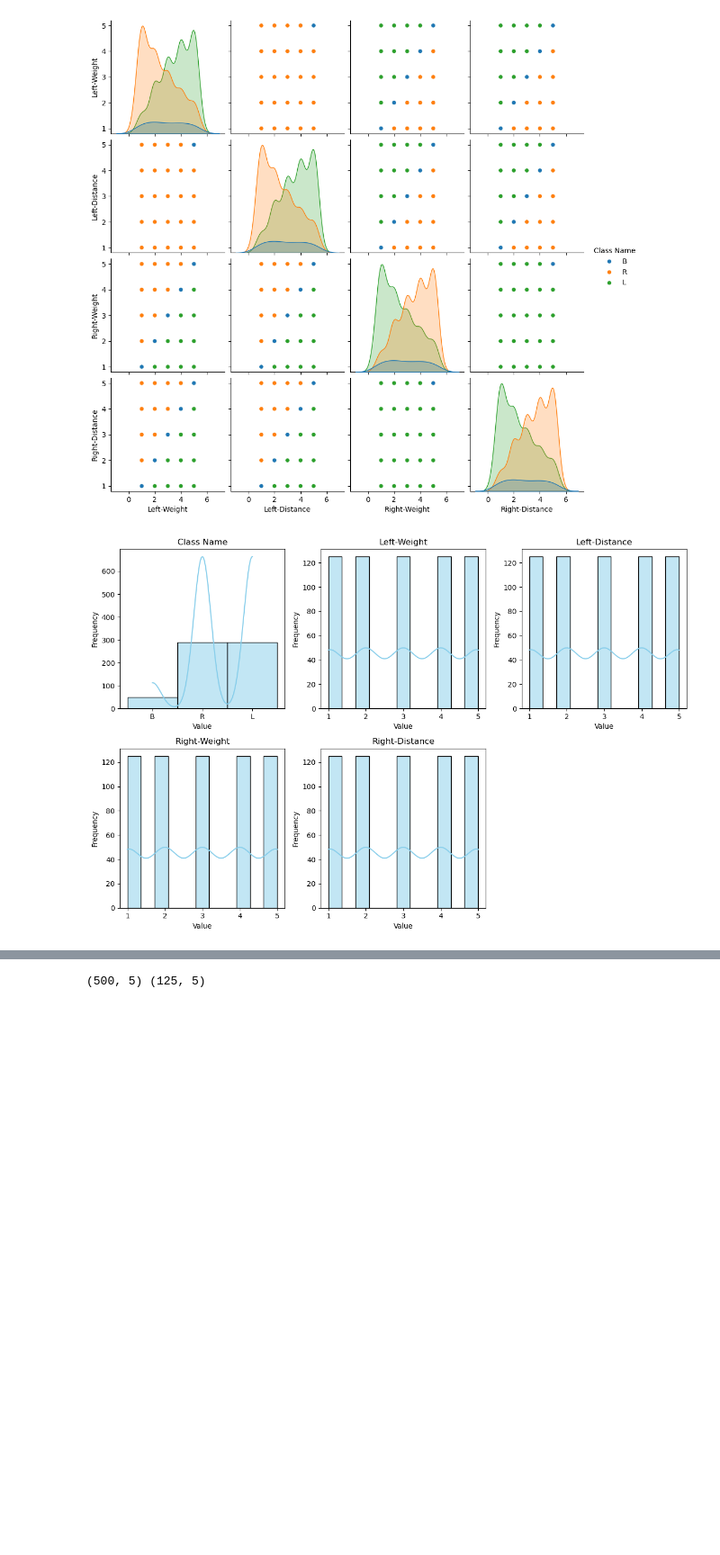
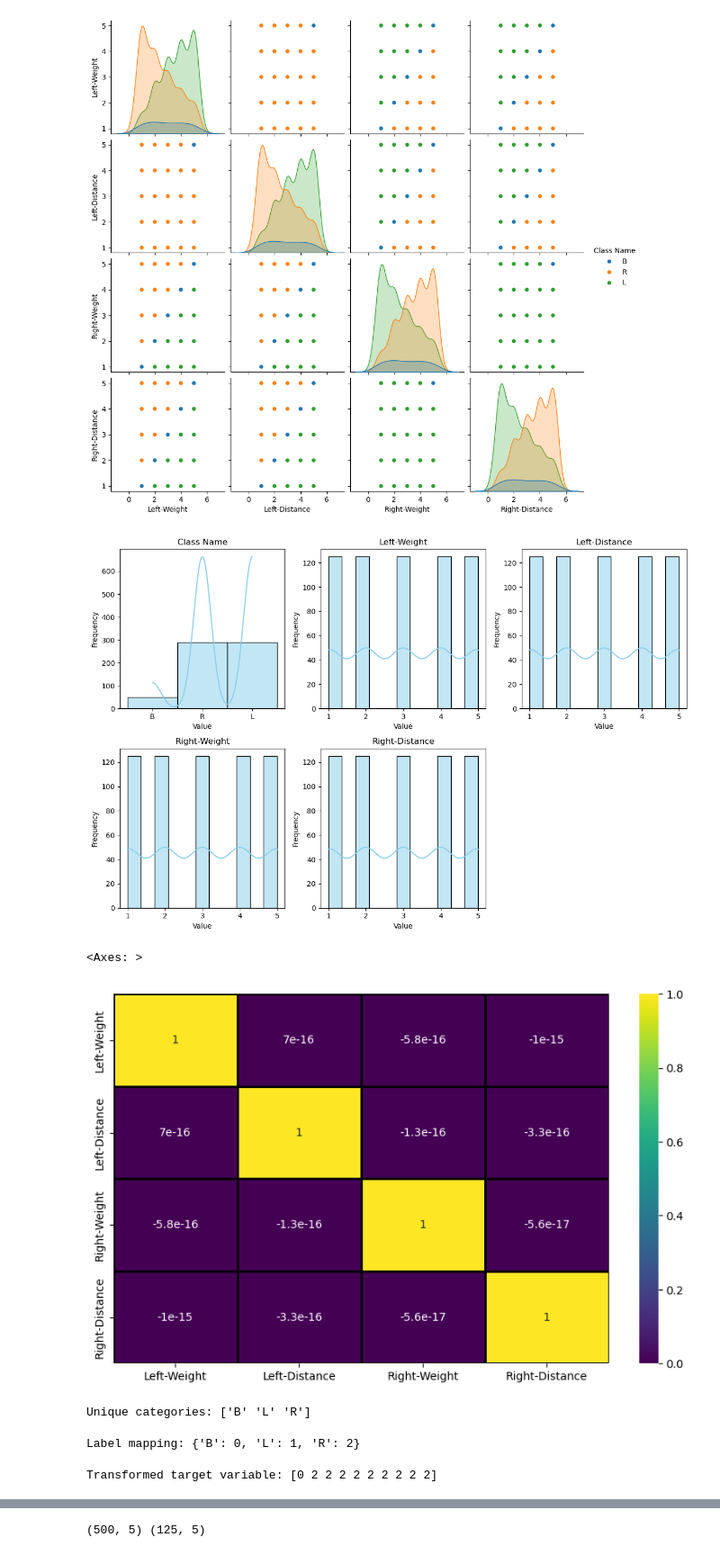
Before and after one commit to spunnam/balance-scale, a Jupyter notebook: balance-scale-gp3.ipynb, the cells around one changed output, grey strips where cells are left out. Shown at 90% size. Drawn from its saved outputs; the diff is of its cells as text; code cells hidden in the pictures; blank space fills up the shorter version.

```diff
--- a/balance-scale-gp3.ipynb
+++ b/balance-scale-gp3.ipynb
@@ -14,0 +20,8 @@ from sklearn.metrics import accuracy_score
+# %%
+# Initialize a SageMaker session
+sagemaker_session = sagemaker.Session()
+
+# Initialize variables
+role = get_execution_role()  # This retrieves the role you created for the SageMaker service
+region = boto3.Session().region_name  # Your AWS region
+print(region)
@@ -15,22 +32,19 @@ from sklearn.metrics import accuracy_score
 # %%
-# CREATE S3 BUCKET TO STORE THE DATA FILES
-region_name = 'us-east-1'
-
 # Create a boto session
-session = boto3.Session(region_name=region_name)
+session = boto3.Session(region_name=region)
 
 # Create an S3 client
 s3 = session.client('s3')
 
 # Create an S3 Bucket
-bucket_name = 'sagemaker-balance-scale-group3-project-v1'
+bucket_name = 'sagemaker-balance-scale-group3-project-v2'
 
 try:
     # Create the bucket
     response = s3.create_bucket(
         Bucket=bucket_name,
     )
-    print(f'Bucket {bucket_name} created successfully in region {region_name}.')
+    print(f'Bucket {bucket_name} created successfully in region {region}.')
 except ClientError as e:
     if e.response['Error']['Code'] == 'BucketAlreadyExists':
         print(f"Bucket '{bucket_name}' already exists. Please choose a different name.")
@@ -43,9 +59,7 @@ Bucket sagemaker-balance-scale-group3-project-v1 created successfully in region
 # %%
-# READ AND PRINT THE INDEX(CONTENT) FILE FROM S3 BUCKET
-
 # S3 bucket name and the key (path to the file in the bucket)
-bucket_name = 'sagemaker-balance-scale-group3-project-v1'
-name_file_key = 'balance_scale/balance-scale.names'  # The key representing the file path in S3
+bucket_name = 'sagemaker-balance-scale-group3-project-v2'
+name_file_key = 'balance-scale-data/balance-scale.names'  # The key representing the file path in S3
 
 
 # Try to read the file from S3
@@ -84,12 +100,10 @@ File contents from S3:
 # %%
-# READ THE DATA FILE FROM S3 BUCKET AND LOAD THE DATA INTO A DATAFRAME
-
 # Define column names based on dataset description
 column_names = ['Class Name', 'Left-Weight', 'Left-Distance', 'Right-Weight', 'Right-Distance']
 
 # S3 bucket name and key (path to the file in S3)
-bucket_name = 'sagemaker-balance-scale-group3-project-v1'
-data_file_key = 'balance_scale/balance-scale.data'
+bucket_name = 'sagemaker-balance-scale-group3-project-v2'
+data_file_key = 'balance-scale-data/balance-scale.data'
 
 # Try to retrieve the CSV file from S3 and load it into a Pandas DataFrame
 try:
@@ -172 +204,24 @@ plt.show()
+# %%
+plt.figure(figsize=(10,6))
+sns.heatmap(X.corr(),linewidths=2, linecolor='black',cmap='viridis', annot=True)
+# %% [output]
+<Axes: >
+[figure, added]
+# %%
+unique_labels = np.unique(y)  # Get unique categories
+print("Unique categories:", unique_labels)
+# %% [output]
+Unique categories: ['B' 'L' 'R']
+# %%
+label_map = {label: idx for idx, label in enumerate(unique_labels)}
+print("Label mapping:", label_map)
+# %% [output]
+Label mapping: {'B': 0, 'L': 1, 'R': 2}
+# %%
+# Apply the mapping to convert the target variable to integers
+y_numeric = np.array([label_map[label] for label in y], dtype=np.int64)
+
+print("Transformed target variable:", y_numeric[:10])
+# %% [output]
+Transformed target variable: [0 2 2 2 2 2 2 2 2 2]
 # %%
```
Also changed, not shown: parts of 35 cells of this notebook.
